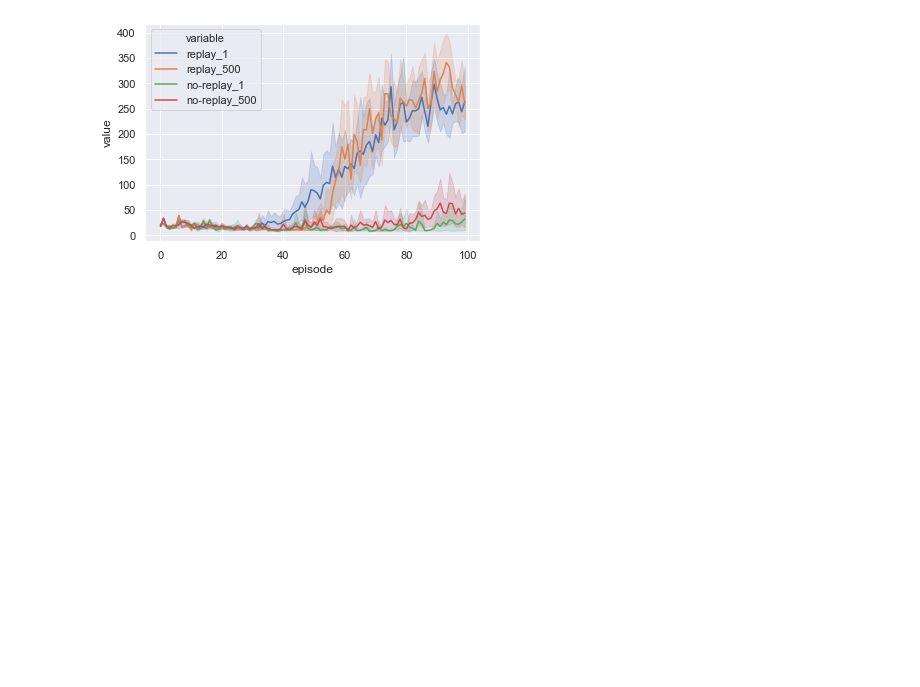
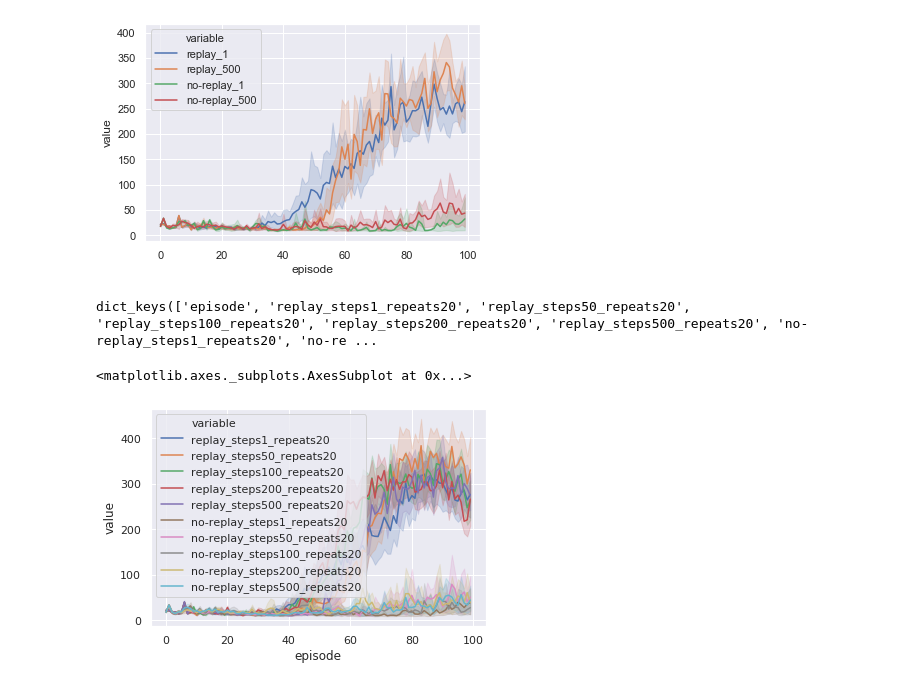
Before and after one commit to YoniSchirris/rl-lab3, a Jupyter notebook: lab3.ipynb, the cells around one changed output. Saved outputs shown, nothing was run; the diff lists cells and outputs as text; code cells hidden in the pictures; blank space fills up the shorter version.

Commit message:
add code to load pickled data

```diff
--- a/lab3.ipynb
+++ b/lab3.ipynb
@@ -296,6 +296,7 @@ def run_experiment(hyperparams):
     # And see the results
     return episode_durations
 # %%
+import pickle
 mountainEnv = gym.envs.make("MountainCar-v0")
 pendulumEnv = gym.envs.make("Pendulum-v0")
 acrobotEnv = gym.envs.make("Acrobot-v1")
@@ -333,7 +334,7 @@ hyperparams = {
 #     run_experiment(hyperparams)
 
 smooth_c = 10
-repeats = 10
+repeats = 20
 
 results={}
 
@@ -342,7 +343,7 @@ for replay in [True, False]:
     hyperparams['memory'] = ReplayMemory(10000, useTrick=replay)
 
 #     for index, steps in enumerate([1, 50, 200, 500]):
-    for steps in [1, 500]:
+    for steps in [1, 50, 100, 200, 500]:
 
         results['episode'] = []
 
@@ -350,11 +351,16 @@ for replay in [True, False]:
 
         key = 'replay' if replay else 'no-replay'
 
-        results['{}_{}'.format(key, steps)] = []
+        identifier =  '{}_steps{}_repeats{}'.format(key, steps)
+        print('Running {}'.format(identifier))
+        results[identifier] = []
 
         for repeat in range(repeats):
-            results['{}_{}'.format(key, steps)].extend(run_experiment(hyperparams))
+            results[identifier].extend(run_experiment(hyperparams))
             results['episode'].extend(list(range(hyperparams['num_episodes'])))
+
+with open('results.pkl', 'wb') as f:
+    pickle.dump(results, f)
 
 # def smooth(x, N):
 # cumsum = np.cumsum(np.insert(x, 0, 0))
@@ -385,3 +391,18 @@ sns.lineplot(x='episode', y='value', hue='variable',
 # %% [output]
 <matplotlib.axes._subplots.AxesSubplot at 0x...>
 [figure]
+# %%
+with open('results.pkl', 'rb') as f:
+    results = pickle.load(f)
+# %%
+results.keys()
+# %% [output]
+dict_keys(['episode', 'replay_steps1_repeats20', 'replay_steps50_repeats20', 'replay_steps100_repeats20', 'replay_steps200_repeats20', 'replay_steps500_repeats20', 'no-replay_steps1_repeats20', 'no-re ...
+# %%
+test_df = pd.DataFrame(results)
+
+sns.lineplot(x='episode', y='value', hue='variable',
+             data=pd.melt(test_df, ['episode']), ci=95)
+# %% [output]
+<matplotlib.axes._subplots.AxesSubplot at 0x...>
+[figure, added]
```
